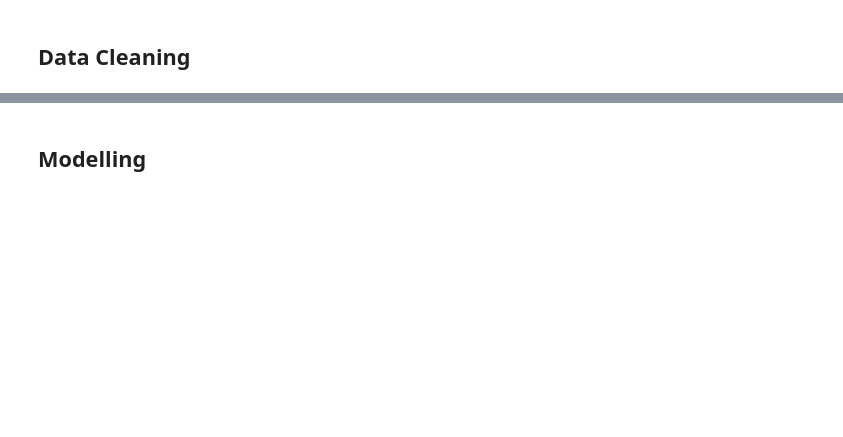
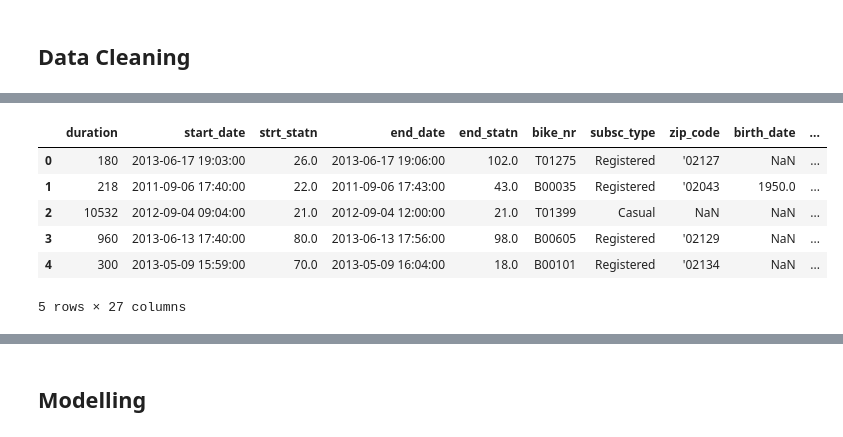
Before and after one commit to davidlaucw/DataScienceTest, a Jupyter notebook: main.ipynb, the cells around one changed output, grey strips where cells are left out. Cells and saved outputs as stored; diff of their text form; code cells hidden in the pictures; blank space fills up the shorter version.

```diff
--- a/main.ipynb
+++ b/main.ipynb
@@ -157,0 +245,13 @@ df
+# %%
+# df_ = df.merge(df_weather_rain, left_on= 'start_date_h',right_on='DATE',suffixes=('','_start_date'))
+df_ = df_.merge(df_weather, left_on= 'end_date_h',right_on='DATE',suffixes=('','_end_date'))
+# df_ = df_.drop(columns=['DATE','DATE_end_date'])
+df_
+# %% [output]
+|  | duration | start_date | strt_statn | end_date | end_statn | bike_nr | subsc_type | zip_code | birth_date | ... |
+| 0 | 180 | 2013-06-17 19:03:00 | 26.0 | 2013-06-17 19:06:00 | 102.0 | T01275 | Registered | '02127 | NaN | ... |
+| 1 | 218 | 2011-09-06 17:40:00 | 22.0 | 2011-09-06 17:43:00 | 43.0 | B00035 | Registered | '02043 | 1950.0 | ... |
+| 2 | 10532 | 2012-09-04 09:04:00 | 21.0 | 2012-09-04 12:00:00 | 21.0 | T01399 | Casual | NaN | NaN | ... |
+| 3 | 960 | 2013-06-13 17:40:00 | 80.0 | 2013-06-13 17:56:00 | 98.0 | B00605 | Registered | '02129 | NaN | ... |
+| 4 | 300 | 2013-05-09 15:59:00 | 70.0 | 2013-05-09 16:04:00 | 18.0 | B00101 | Registered | '02134 | NaN | ... |
+5 rows × 27 columns
```
Also changed, not shown: parts of 24 cells of this notebook, 1 other file.
